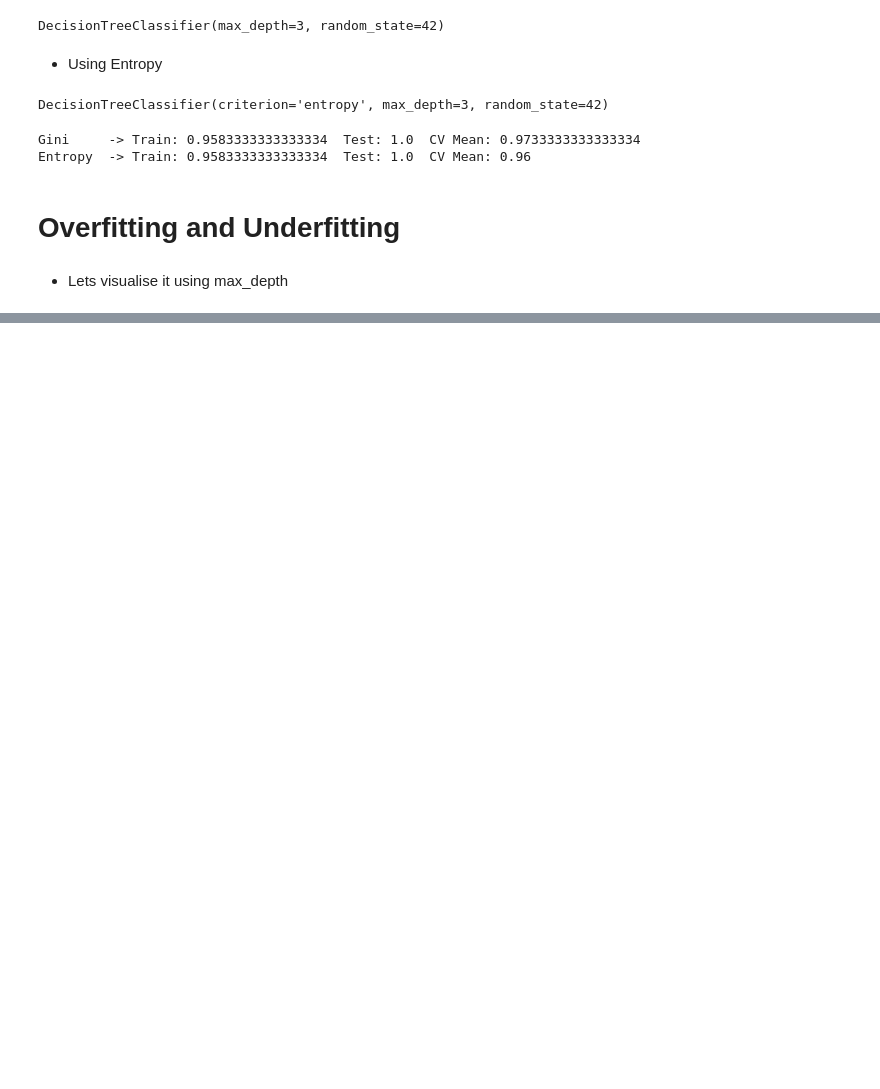
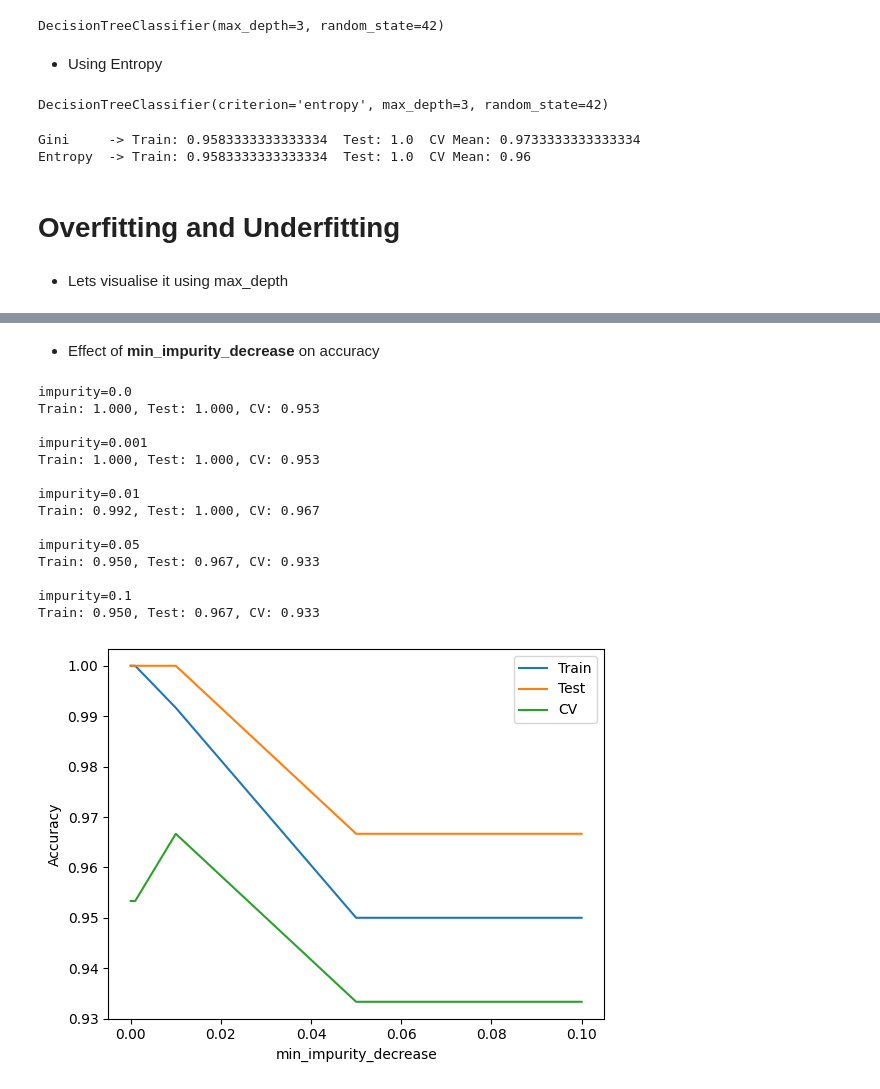
Before and after one commit to Aman-5011/ML_100days_campusx, a Jupyter notebook: decision-tree/Data_Science_assignment.ipynb, the cells around one changed output, grey strips where cells are left out. Drawn from its saved outputs; the diff is of its cells as text; code cells hidden in the pictures; blank space fills up the shorter version.

```diff
--- a/decision-tree/Data_Science_assignment.ipynb
+++ b/decision-tree/Data_Science_assignment.ipynb
@@ -208,0 +292,45 @@ visualize_tree(max_depth=10) #it is the case of overfitting
+# %% [markdown]
+*   Effect of **min_impurity_decrease** on accuracy
+# %%
+# Try different impurity thresholds
+imp_values = [0.0, 0.001, 0.01, 0.05, 0.1]
+
+train_scores = []
+test_scores = []
+cv_scores = []
+
+for imp in imp_values:
+    model = DecisionTreeClassifier(min_impurity_decrease=imp, random_state=42)
+    model.fit(xtr, ytr)
+
+    train_scores.append(accuracy_score(ytr, model.predict(xtr)))
+    test_scores.append(accuracy_score(yts, model.predict(xts)))
+    cv_scores.append(cross_val_score(model, x, y, cv=5).mean())
+
+    print(f"impurity={imp}")
+    print(f"Train: {train_scores[-1]:.3f}, Test: {test_scores[-1]:.3f}, CV: {cv_scores[-1]:.3f}\n")
+
+# Plot
+plt.plot(imp_values, train_scores, label='Train')
+plt.plot(imp_values, test_scores, label='Test')
+plt.plot(imp_values, cv_scores, label='CV')
+plt.xlabel('min_impurity_decrease')
+plt.ylabel('Accuracy')
+plt.legend()
+plt.show()
+# %% [output]
+impurity=0.0
+Train: 1.000, Test: 1.000, CV: 0.953
+
+impurity=0.001
+Train: 1.000, Test: 1.000, CV: 0.953
+
+impurity=0.01
+Train: 0.992, Test: 1.000, CV: 0.967
+
+impurity=0.05
+Train: 0.950, Test: 0.967, CV: 0.933
+
+impurity=0.1
+Train: 0.950, Test: 0.967, CV: 0.933
+[figure, added]
```
Also changed, not shown: parts of 23 cells of this notebook.
